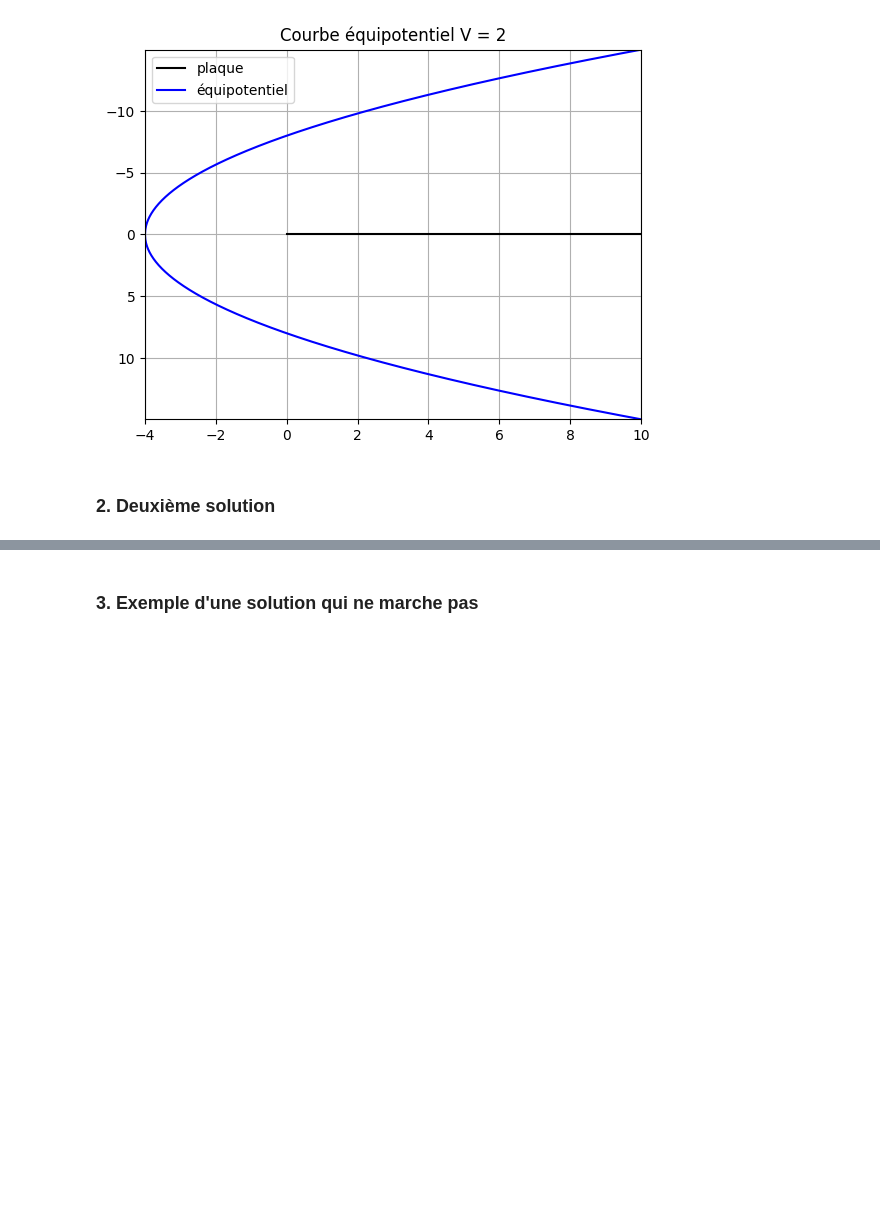
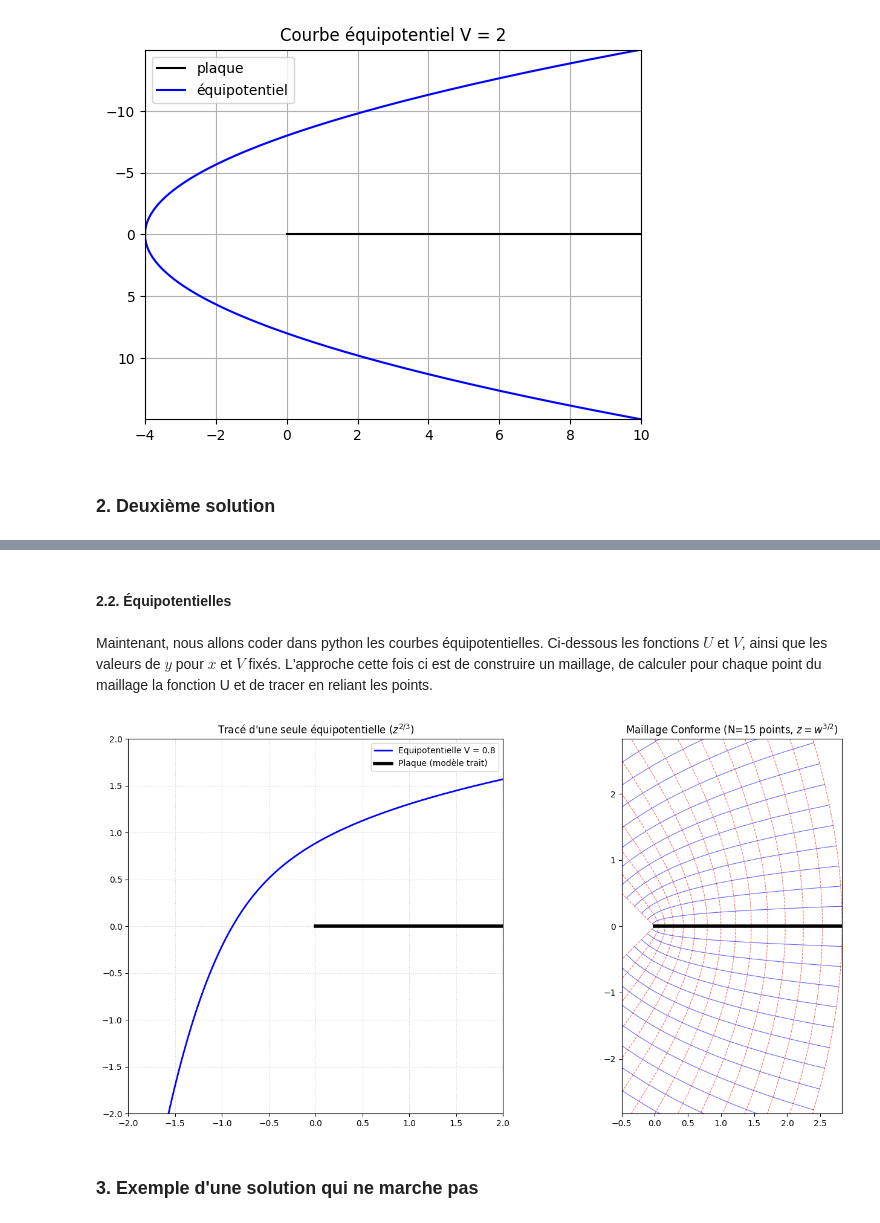
Before and after one commit to erwan-maugeri/ProjetNumerique, a Jupyter notebook: Projet_numérique.ipynb, the cells around one changed output, grey strips where cells are left out. Drawn from its saved outputs; the diff is of its cells as text; code cells hidden in the pictures; blank space fills up the shorter version.

```diff
--- a/Projet_numérique.ipynb
+++ b/Projet_numérique.ipynb
@@ -118,3 +148,80 @@ plt.show()
+# %% [markdown]
+#### 2.2. Équipotentielles
+# %% [markdown]
+Maintenant, nous allons coder dans python les courbes équipotentielles. Ci-dessous les fonctions $U$ et $V$, ainsi que les valeurs de $y$ pour $x$ et $V$ fixés. L'approche cette fois ci est de construire un maillage, de calculer pour chaque point du maillage la fonction U et de tracer en reliant les points.
+# %%
+## Via Chat GPT :
+import numpy as np
+import matplotlib.pyplot as plt
+
+# Paramètres globaux
+N = 15  # Nombre de lignes pour le maillage
+L = 2.0 # Extension du domaine
+
+def trace_z_23_complet():
+    fig, (ax1, ax2) = plt.subplots(1, 2, figsize=(15, 7))
+
+    # --- PARTIE 1 : UNE SEULE ÉQUIPOTENTIELLE ---
+    # On cherche l'ensemble des points tels que Im(z^(2/3)) = Constante
+    # En polaire : r^(2/3) * sin(2*theta/3) = V0
+    V0 = 0.8
+    theta = np.linspace(0.01, 1.49 * np.pi, 500) # On évite les divisions par 0
+
+    # r = (V0 / sin(2*theta/3))^(3/2)
+    r = (V0 / np.sin(2 * theta / 3))**(1.5)
+
+    x_eq = r * np.cos(theta)
+    y_eq = r * np.sin(theta)
+
+    ax1.plot(x_eq, y_eq, 'b-', linewidth=2, label=f"Equipotentielle V = {V0}")
+    ax1.plot([0, L], [0, 0], 'k-', linewidth=4, label="Plaque (modèle trait)")
+
+    ax1.set_title(f"Tracé d'une seule équipotentielle ($z^{{2/3}}$)")
+    ax1.set_xlim(-L, L)
+    ax1.set_ylim(-L, L)
+    ax1.grid(True, linestyle=':', alpha=0.6)
+    ax1.legend()
+    ax1.set_aspect('equal')
+
+    # --- PARTIE 2 : MÉTHODE DU MAILLAGE (CONFORME) ---
+    # On utilise la transformation inverse : z = w^(3/2)
+    # w = U + iV
+    u_vals = np.linspace(0, L, N)
+    v_vals = np.linspace(0, L, N)
+
+    # Tracé des lignes à V constant (équipotentielles)
+    for v in v_vals:
+        u_fine = np.linspace(0, L, 100)
+        w = u_fine + 1j * v
+        z = w**(1.5)
+        ax2.plot(z.real, z.imag, 'b-', linewidth=0.8, alpha=0.6)
+        # On trace aussi le symétrique pour voir "autour" de la plaque
+        ax2.plot(z.real, -z.imag, 'b-', linewidth=0.8, alpha=0.6)
+
+    # Tracé des lignes à U constant (lignes de champ)
+    for u in u_vals:
+        v_fine = np.linspace(-L, L, 200)
+        w = u + 1j * v_fine
+        # On fait attention au signe pour la puissance complexe
+        # z = w * sqrt(w)
+        z = w**1.5
+        ax2.plot(z.real, z.imag, 'r--', linewidth=0.8, alpha=0.6)
+
+    # Dessin de la plaque
+    ax2.plot([0, L**1.5], [0, 0], 'k', linewidth=4, label="Plaque")
+
+    ax2.set_title(f"Maillage Conforme (N={N} points, $z = w^{{3/2}}$)")
+    ax2.set_xlim(-0.5, L**1.5)
+    ax2.set_ylim(-L**1.5, L**1.5)
+    ax2.grid(False)
+    ax2.set_aspect('equal')
+
+    plt.tight_layout()
+    plt.show()
+
+trace_z_23_complet()
+# %% [output]
+[figure, added]
 # %% [markdown]
 ### 3. Exemple d'une solution qui ne marche pas
 # %% [markdown]
```
Also changed, not shown: parts of 4 cells of this notebook.
